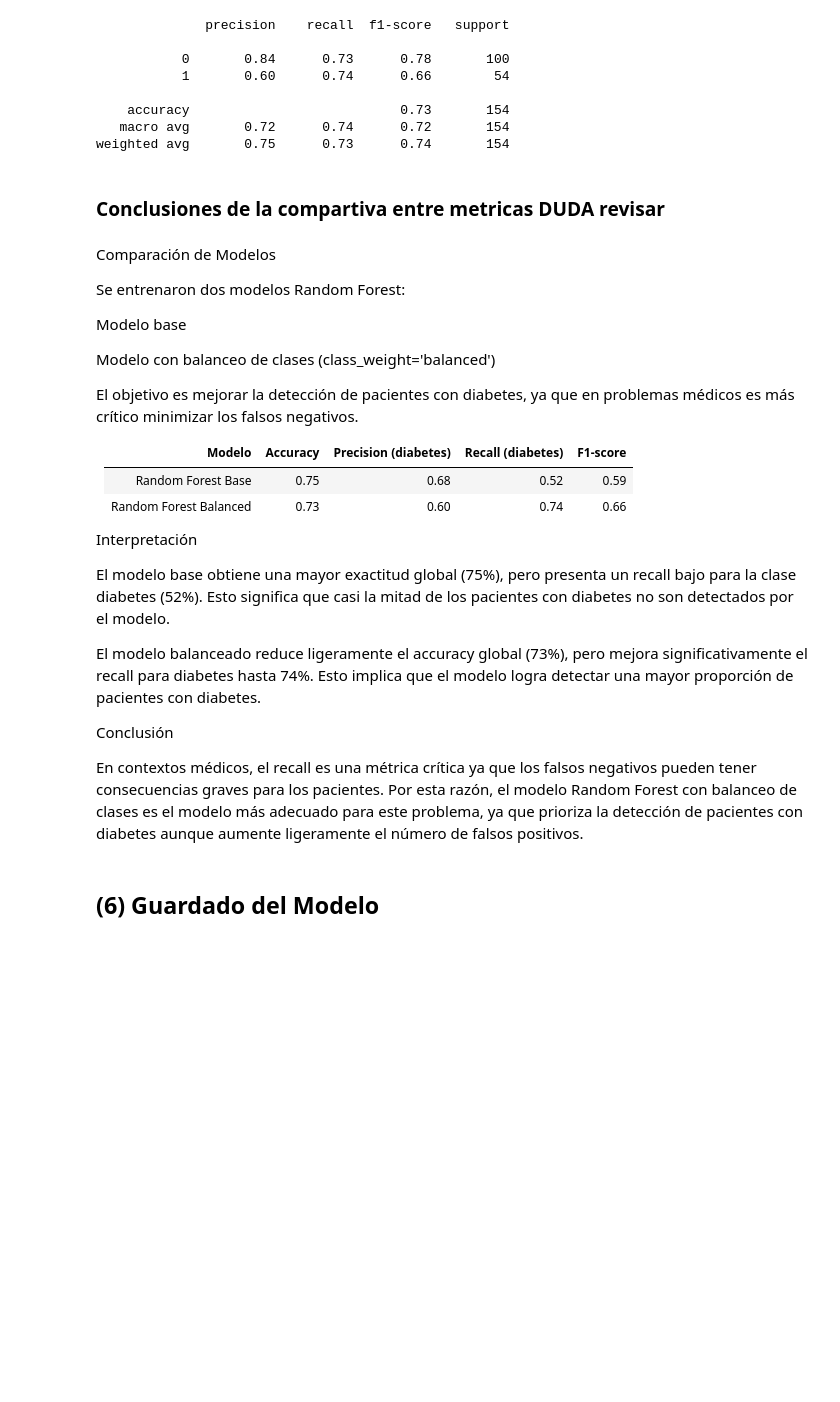
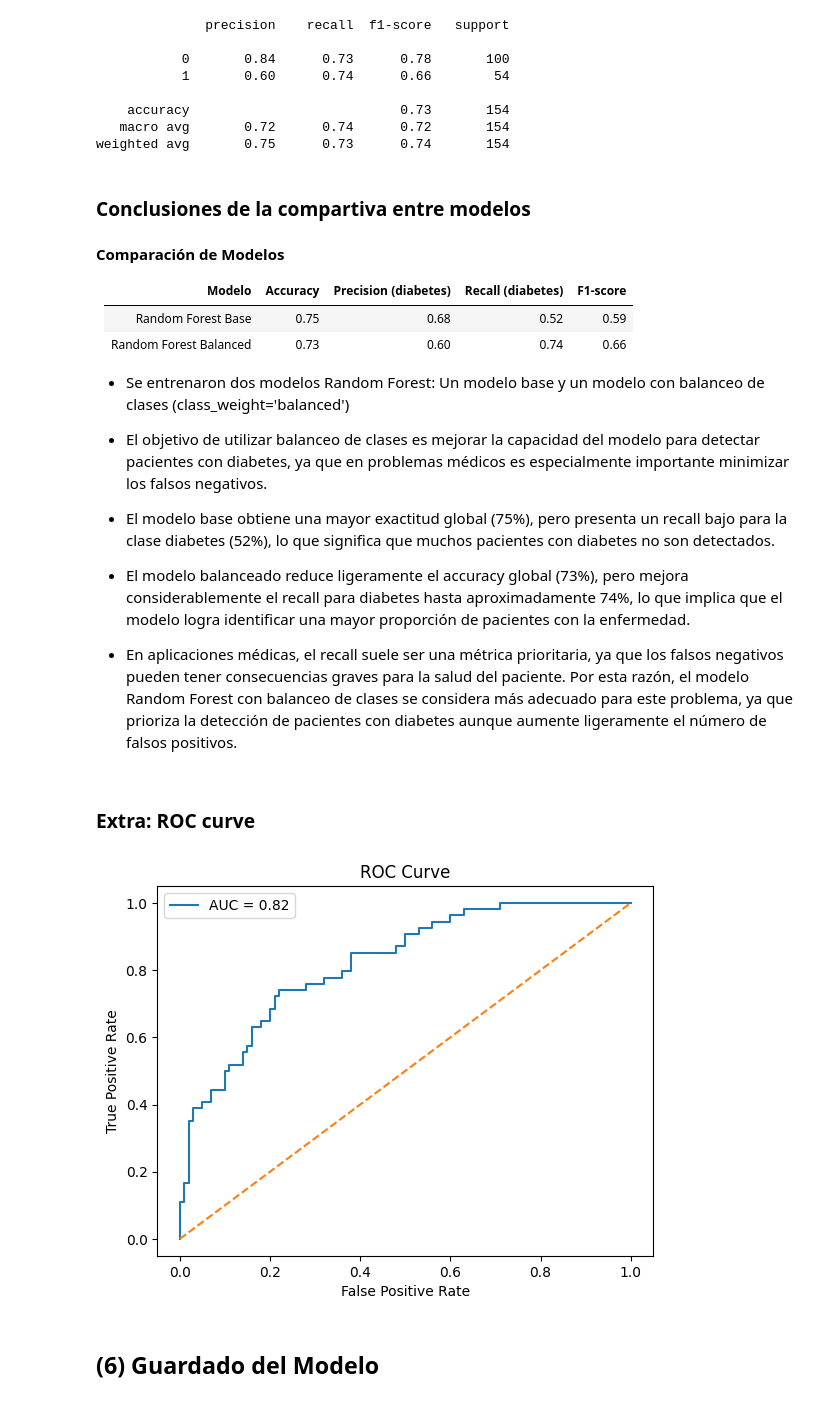
Before and after one commit to 4GeeksAcademy/Cchico_RandomForest23, a Jupyter notebook: src/ML-RandomForest23.ipynb, the cells around one changed output. Cells and saved outputs as stored; diff of their text form; code cells hidden in the pictures; blank space fills up the shorter version.

Commit message:
entrega 1

```diff
--- a/src/ML-RandomForest23.ipynb
+++ b/src/ML-RandomForest23.ipynb
@@ -358,18 +345,9 @@ print(classification_report(y_test, y_pred_2))
    macro avg       0.72      0.74      0.72       154
 weighted avg       0.75      0.73      0.74       154
 # %% [markdown]
-### **Conclusiones de la compartiva entre metricas** DUDA revisar
+### **Conclusiones de la compartiva entre modelos**
 # %% [markdown]
-Comparación de Modelos
-
-Se entrenaron dos modelos Random Forest:
-
-Modelo base
-
-Modelo con balanceo de clases (class_weight='balanced')
-
-El objetivo es mejorar la detección de pacientes con diabetes, ya que en problemas médicos es más crítico minimizar los falsos negativos.
-
+**Comparación de Modelos**
 
 | Modelo                 | Accuracy | Precision (diabetes) | Recall (diabetes) | F1-score |
 | ---------------------- | -------- | -------------------- | ----------------- | -------- |
@@ -378,15 +356,34 @@ El objetivo es mejorar la detección de pacientes con diabetes, ya que en proble
 
 
 
-Interpretación
+* Se entrenaron dos modelos Random Forest: Un modelo base y un modelo con balanceo de clases (class_weight='balanced')
 
-El modelo base obtiene una mayor exactitud global (75%), pero presenta un recall bajo para la clase diabetes (52%). Esto significa que casi la mitad de los pacientes con diabetes no son detectados por el modelo.
+* El objetivo de utilizar balanceo de clases es mejorar la capacidad del modelo para detectar pacientes con diabetes, ya que en problemas médicos es especialmente importante minimizar los falsos negativos.
 
-El modelo balanceado reduce ligeramente el accuracy global (73%), pero mejora significativamente el recall para diabetes hasta 74%. Esto implica que el modelo logra detectar una mayor proporción de pacientes con diabetes.
+* El modelo base obtiene una mayor exactitud global (75%), pero presenta un recall bajo para la clase diabetes (52%), lo que significa que muchos pacientes con diabetes no son detectados.
 
-Conclusión
+* El modelo balanceado reduce ligeramente el accuracy global (73%), pero mejora considerablemente el recall para diabetes hasta aproximadamente 74%, lo que implica que el modelo logra identificar una mayor proporción de pacientes con la enfermedad.
 
-En contextos médicos, el recall es una métrica crítica ya que los falsos negativos pueden tener consecuencias graves para los pacientes. Por esta razón, el modelo Random Forest con balanceo de clases es el modelo más adecuado para este problema, ya que prioriza la detección de pacientes con diabetes aunque aumente ligeramente el número de falsos positivos.
+* En aplicaciones médicas, el recall suele ser una métrica prioritaria, ya que los falsos negativos pueden tener consecuencias graves para la salud del paciente. Por esta razón, el modelo Random Forest con balanceo de clases se considera más adecuado para este problema, ya que prioriza la detección de pacientes con diabetes aunque aumente ligeramente el número de falsos positivos.
+# %% [markdown]
+### **Extra: ROC curve**
+# %%
+from sklearn.metrics import roc_curve, auc
+
+y_prob = best_rf_2.predict_proba(X_test)[:,1]
+
+fpr, tpr, _ = roc_curve(y_test, y_prob)
+roc_auc = auc(fpr, tpr)
+
+plt.plot(fpr, tpr, label="AUC = %.2f" % roc_auc)
+plt.plot([0,1],[0,1],'--')
+plt.xlabel("False Positive Rate")
+plt.ylabel("True Positive Rate")
+plt.title("ROC Curve")
+plt.legend()
+plt.show()
+# %% [output]
+[figure, added]
 # %% [markdown]
 ## (6) **Guardado del Modelo**
 # %%
```
Also changed, not shown: parts of 5 cells of this notebook.
